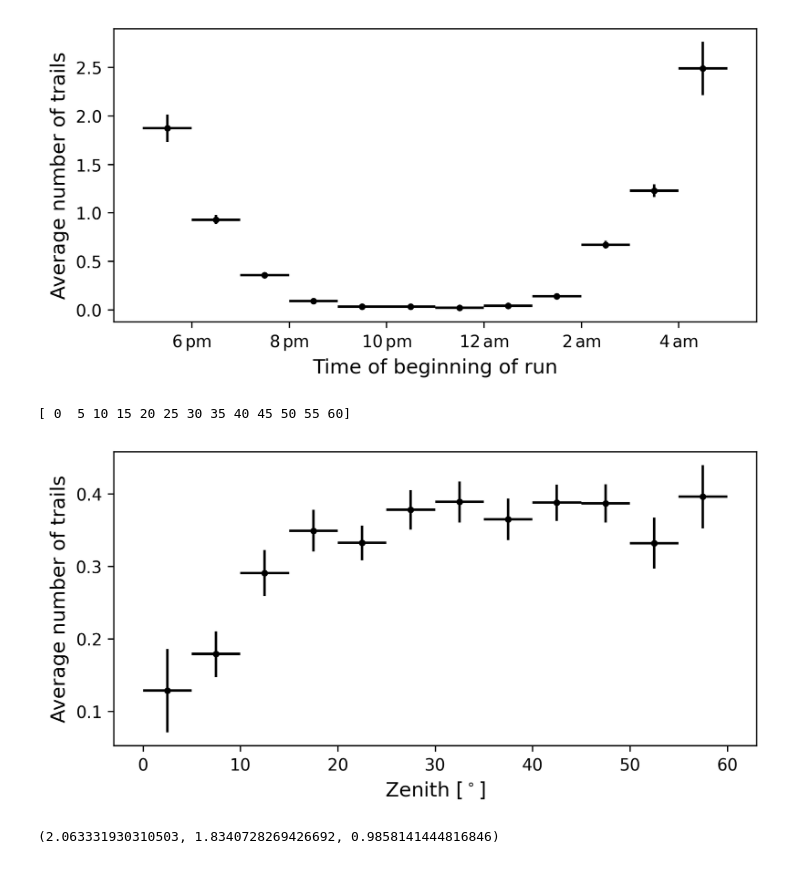
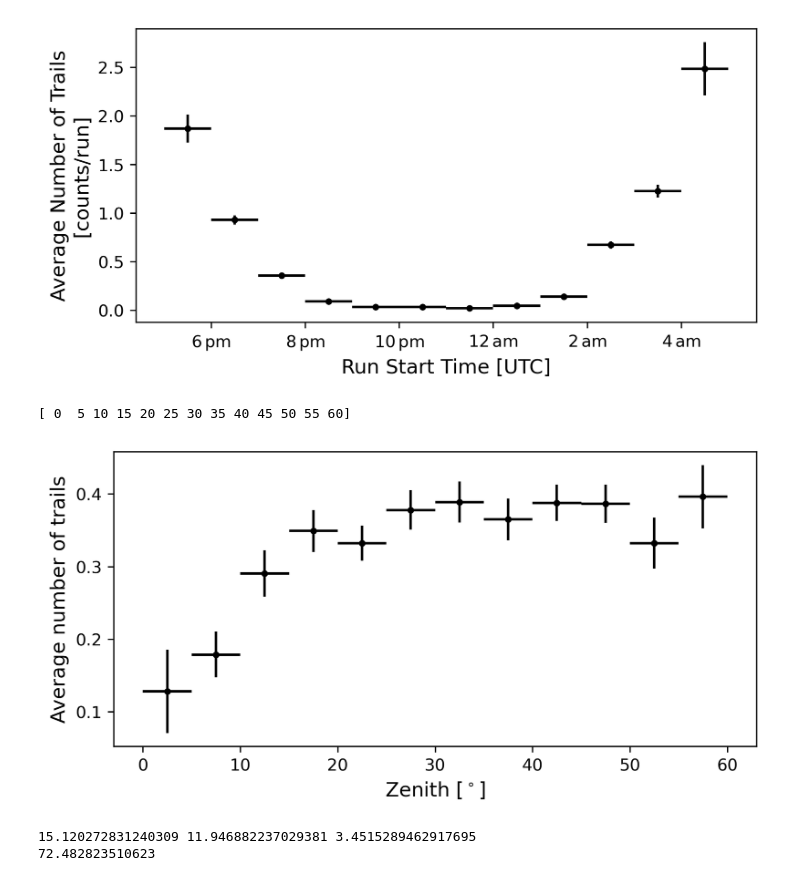
Before and after one commit to Tho-Lang/Satellite-trails, a Jupyter notebook: plot_avg_trail_all_runs.ipynb, the cells around one changed output. Saved outputs shown, nothing was run; the diff lists cells and outputs as text; code cells hidden in the pictures.

```diff
--- a/plot_avg_trail_all_runs.ipynb
+++ b/plot_avg_trail_all_runs.ipynb
@@ -123,2 +131,0 @@ figure_size = (6,3)
-# %%
-plt.rcParams
@@ -789,18 +1060,19 @@ array([ 44,  19,  27,  41,  30,  38,  57, 106, 100, 161, 170, 203, 193,
 # %%
+
 
 fig8_3, ax8_3 = plt.subplots(1, 1, figsize=figure_size, constrained_layout=True)
 a,b = np.histogram(TIN[index_first_run], bins = TIN_bins)
 c,d = np.histogram(TIN[mask_N], bins = TIN_bins)
 bin_avg = (b[:-1]+b[1:])/2
 ax8_3.errorbar(bin_avg, c/a, xerr = 0.5 , yerr = np.sqrt(c)/a, fmt = ".k")
 ax8_3.set_xticks(np.arange(-6,6,2))
 ax8_3.set_xticklabels(["6$\,$pm", "8$\,$pm", "10$\,$pm", "12$\,$am", "2$\,$am", "4$\,$am"])
-ax8_3.set_xlabel("Time of beginning of run")
-ax8_3.set_ylabel("Average number of trails")
+ax8_3.set_xlabel("Run Start Time [UTC]")
+ax8_3.set_ylabel("Average Number of Trails\n[counts/run]")
 #ax8_3.set_title("Number of runs per hour of night")
 fig8_3.savefig(os.path.join(path_to_plots,"TIN_hist_average.jpg"))
 # %% [output]
-[figure, old version]
+[figure, new version]
 # %%
 fig9_3, ax9_3 = plt.subplots(1, 1, figsize=figure_size, constrained_layout=True)
 a,b = np.histogram(prop_dict["zenith"][index_first_run], bins = zenith_bins)
@@ -816,11 +1088,16 @@ fig9_3.savefig(os.path.join(path_to_plots,"zen_hist_average.jpg"))
 print(zenith_bins)
 # %% [output]
 [ 0  5 10 15 20 25 30 35 40 45 50 55 60]
-[figure, old version]
+[figure, new version]
 # %%
-SST = lin(2030, popt[0], popt[1])*(9/3.5)
-MST = lin(2030, popt[0], popt[1])*(8/3.5)
-LST = lin(2030, popt[0], popt[1])*(4.3/3.5)
-SST, MST,LST
+
+SST = lin(2030, popt[0], popt[1])*(9/3.4)**2*60.0/28.0
+MST = lin(2030, popt[0], popt[1])*(8/3.4)**2*60.0/28.0
+LST = lin(2030, popt[0], popt[1])*(4.3/3.4)**2*60.0/28.0
+
+print(SST,MST,LST)
+alpha_SST=np.sqrt(2030**2*pcov[0,0]+pcov[1,1])
+print(alpha_SST)
 # %% [output]
-(2.063331930310503, 1.8340728269426692, 0.9858141444816846)
+15.120272831240309 11.946882237029381 3.4515289462917695
+72.482823510623
```
Also changed, not shown: parts of 10 cells of this notebook.
